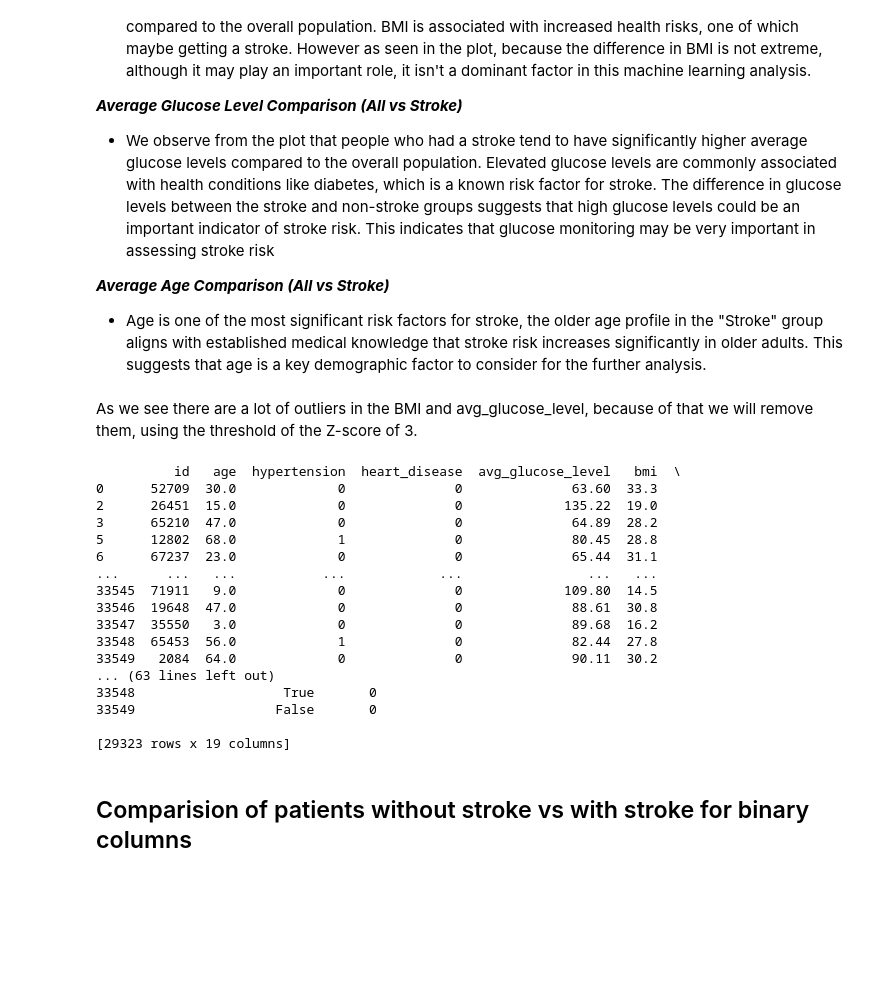
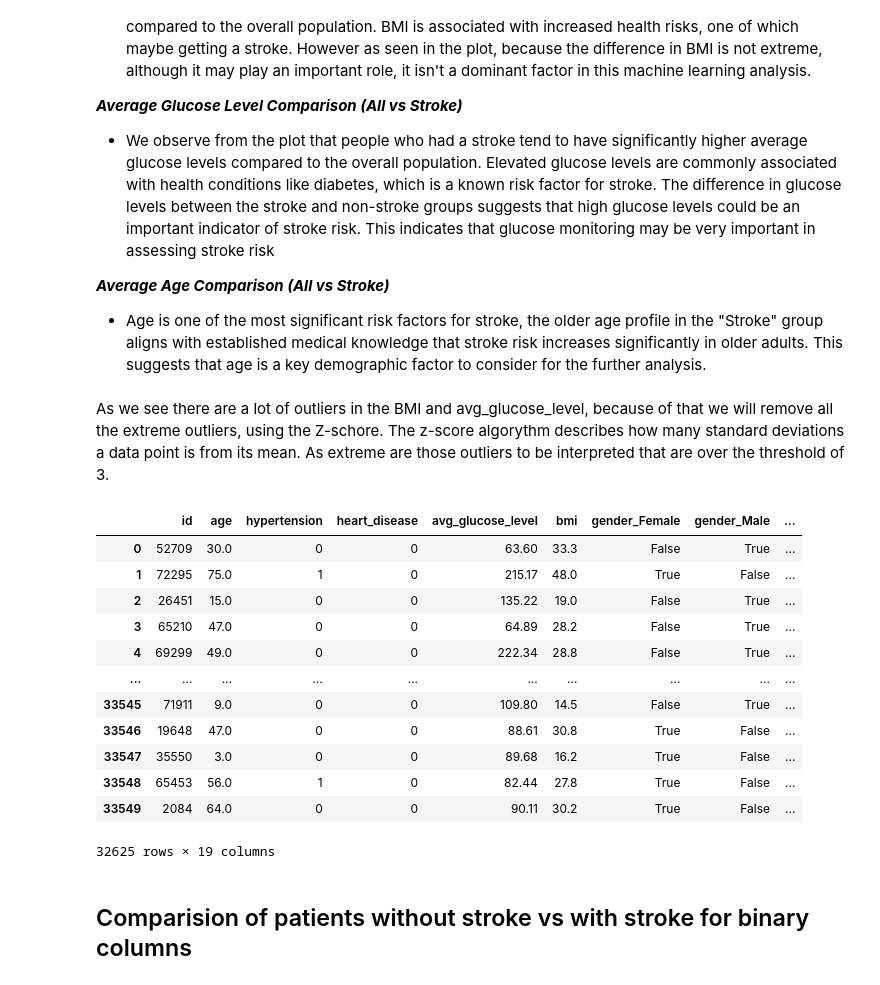
Before and after one commit to wi22b050/ML-International, a Jupyter notebook: newest_version_ml_international.ipynb, the cells around one changed output. Drawn from its saved outputs; the diff is of its cells as text; code cells hidden in the pictures; blank space fills up the shorter version.

```diff
--- a/newest_version_ml_international.ipynb
+++ b/newest_version_ml_international.ipynb
@@ -409,50 +418,24 @@ for col in continuous_cols:
 ***Average Age Comparison (All vs Stroke)***
 - Age is one of the most significant risk factors for stroke, the older age profile in the "Stroke" group aligns with established medical knowledge that stroke risk increases significantly in older adults. This suggests that age is a key demographic factor to consider for the further analysis.
 # %% [markdown]
-As we see there are a lot of outliers in the BMI and avg_glucose_level, because of that we will remove them, using the threshold of the Z-score of 3.
+As we see there are a lot of outliers in the BMI and avg_glucose_level, because of that we will remove all the extreme outliers, using the Z-schore. The z-score algorythm describes how many standard deviations a data point is from its mean. As extreme are those outliers to be interpreted that are over the threshold of 3.
-# %%
-# columns_to_check = ['bmi', 'avg_glucose_level']
-
-# #Calculates the Z-scores for each column and keeps rows where its below the threshold for each column independently:
-# threshold = 3
-# z_scores = np.abs(zscore(df[columns_to_check]))
-# df = df[(z_scores < threshold).all(axis=1)]
-
-# print(df)
-
-# Define a function to remove outliers based on IQR
-def remove_outliers_iqr(df, columns):
-    for col in columns:
-        Q1 = df[col].quantile(0.25)
-        Q3 = df[col].quantile(0.75)
-        IQR = Q3 - Q1
-        # Filter out rows outside the IQR range
-        df = df[(df[col] >= (Q1 - 1.5 * IQR)) & (df[col] <= (Q3 + 1.5 * IQR))]
-    return df
-
-# Apply the IQR method to remove outliers
-columns_to_check = ['bmi', 'avg_glucose_level']
-df = remove_outliers_iqr(df, columns_to_check)
-
-print(df)
-# %% [output]
-          id   age  hypertension  heart_disease  avg_glucose_level   bmi  \
-0      52709  30.0             0              0              63.60  33.3
-2      26451  15.0             0              0             135.22  19.0
-3      65210  47.0             0              0              64.89  28.2
-5      12802  68.0             1              0              80.45  28.8
-6      67237  23.0             0              0              65.44  31.1
-...      ...   ...           ...            ...                ...   ...
-33545  71911   9.0             0              0             109.80  14.5
-33546  19648  47.0             0              0              88.61  30.8
-33547  35550   3.0             0              0              89.68  16.2
-33548  65453  56.0             1              0              82.44  27.8
-33549   2084  64.0             0              0              90.11  30.2
-... (63 lines left out)
-33548                   True       0
-33549                  False       0
-
-[29323 rows x 19 columns]
+# %%
+df = processor.remove_outliers()
+display(df)
+# %% [output]
+|  | id | age | hypertension | heart_disease | avg_glucose_level | bmi | gender_Female | gender_Male | ... |
+| 0 | 52709 | 30.0 | 0 | 0 | 63.60 | 33.3 | False | True | ... |
+| 1 | 72295 | 75.0 | 1 | 0 | 215.17 | 48.0 | True | False | ... |
+| 2 | 26451 | 15.0 | 0 | 0 | 135.22 | 19.0 | False | True | ... |
+| 3 | 65210 | 47.0 | 0 | 0 | 64.89 | 28.2 | False | True | ... |
+| 4 | 69299 | 49.0 | 0 | 0 | 222.34 | 28.8 | False | True | ... |
+| ... | ... | ... | ... | ... | ... | ... | ... | ... | ... |
+| 33545 | 71911 | 9.0 | 0 | 0 | 109.80 | 14.5 | False | True | ... |
+| 33546 | 19648 | 47.0 | 0 | 0 | 88.61 | 30.8 | True | False | ... |
+| 33547 | 35550 | 3.0 | 0 | 0 | 89.68 | 16.2 | True | False | ... |
+| 33548 | 65453 | 56.0 | 1 | 0 | 82.44 | 27.8 | True | False | ... |
+| 33549 | 2084 | 64.0 | 0 | 0 | 90.11 | 30.2 | True | False | ... |
+32625 rows × 19 columns
 # %% [markdown]
 ## Comparision of patients without stroke vs with stroke for binary columns
 # %%
```
Also changed, not shown: parts of 35 cells of this notebook.
